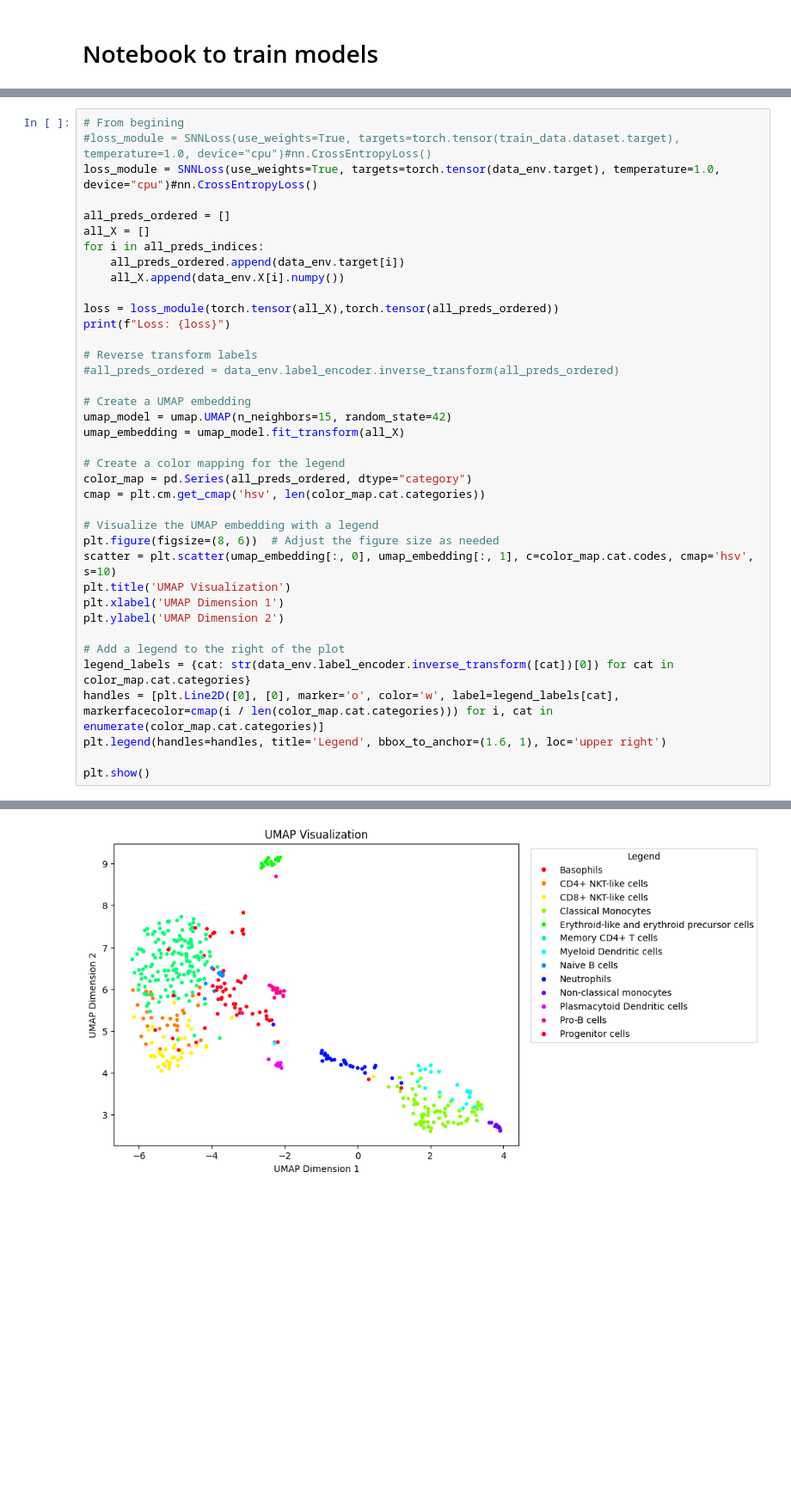
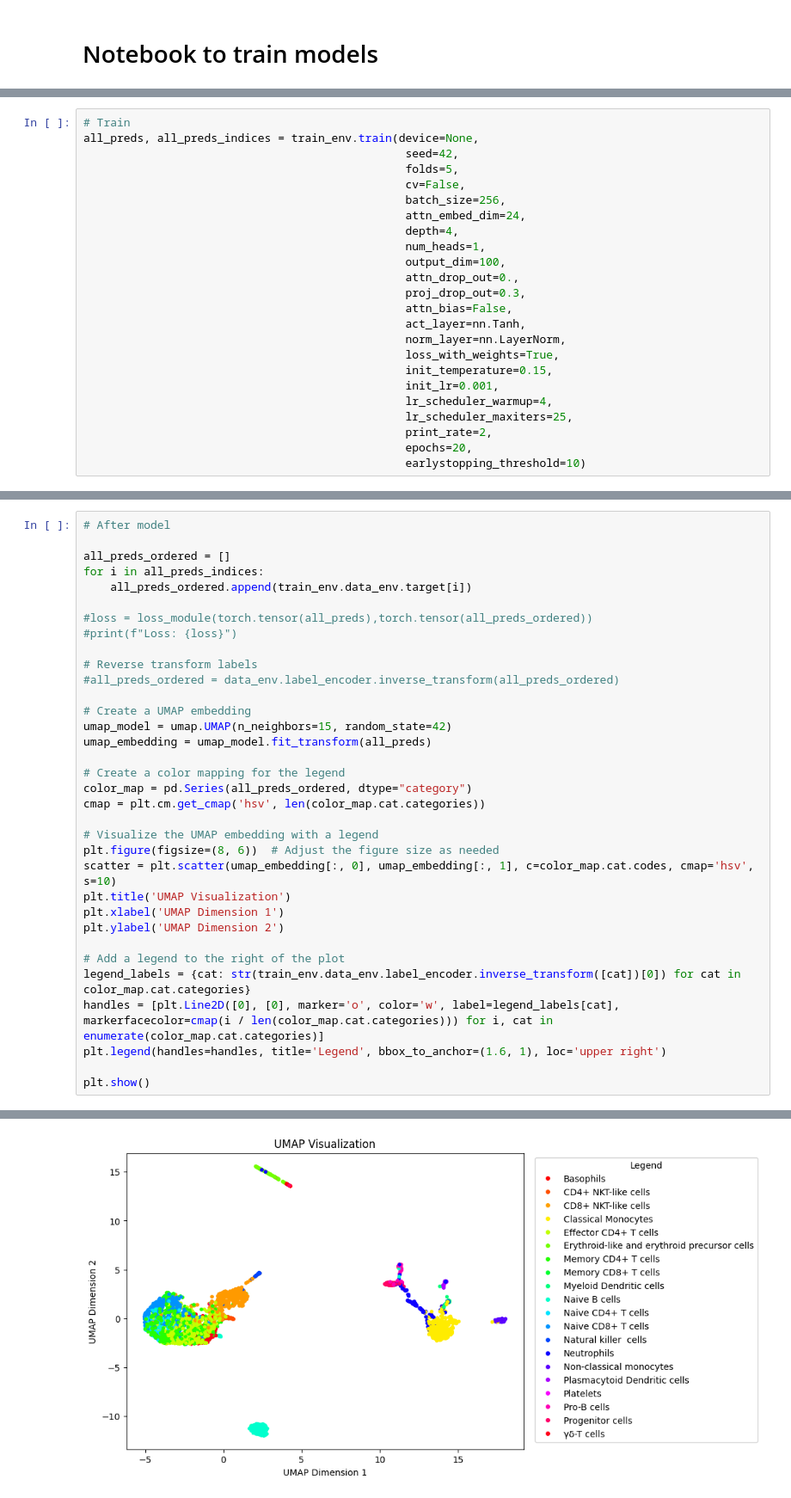
Before and after one commit to LeoAnd00/Masters_Thesis, a Jupyter notebook: code/cell_type_representation/cl_dummy_train1.ipynb, the cells around one changed output, grey strips where cells are left out. Shown at 86% size. Drawn from its saved outputs; the diff is of its cells as text; blank space fills up the shorter version.

```diff
--- a/code/cell_type_representation/cl_dummy_train1.ipynb
+++ b/code/cell_type_representation/cl_dummy_train1.ipynb
@@ -30,0 +32,24 @@ adata = sc.read(file, cache=True)
+# %%
+# Train
+all_preds, all_preds_indices = train_env.train(device=None,
+                                                seed=42,
+                                                folds=5,
+                                                cv=False,
+                                                batch_size=256,
+                                                attn_embed_dim=24,
+                                                depth=4,
+                                                num_heads=1,
+                                                output_dim=100,
+                                                attn_drop_out=0.,
+                                                proj_drop_out=0.3,
+                                                attn_bias=False,
+                                                act_layer=nn.Tanh,
+                                                norm_layer=nn.LayerNorm,
+                                                loss_with_weights=True,
+                                                init_temperature=0.15,
+                                                init_lr=0.001,
+                                                lr_scheduler_warmup=4,
+                                                lr_scheduler_maxiters=25,
+                                                print_rate=2,
+                                                epochs=20,
+                                                earlystopping_threshold=10)
@@ -452,23 +210,19 @@ Total training time: 2.18 minutes
 # %%
-# From begining
-#loss_module = SNNLoss(use_weights=True, targets=torch.tensor(train_data.dataset.target), temperature=1.0, device="cpu")#nn.CrossEntropyLoss()
-loss_module = SNNLoss(use_weights=True, targets=torch.tensor(data_env.target), temperature=1.0, device="cpu")#nn.CrossEntropyLoss()
+# After model
 
 all_preds_ordered = []
-all_X = []
 for i in all_preds_indices:
-    all_preds_ordered.append(data_env.target[i])
-    all_X.append(data_env.X[i].numpy())
+    all_preds_ordered.append(train_env.data_env.target[i])
 
-loss = loss_module(torch.tensor(all_X),torch.tensor(all_preds_ordered))
-print(f"Loss: {loss}")
+#loss = loss_module(torch.tensor(all_preds),torch.tensor(all_preds_ordered))
+#print(f"Loss: {loss}")
 
 # Reverse transform labels
 #all_preds_ordered = data_env.label_encoder.inverse_transform(all_preds_ordered)
 
 # Create a UMAP embedding
 umap_model = umap.UMAP(n_neighbors=15, random_state=42)
-umap_embedding = umap_model.fit_transform(all_X)
+umap_embedding = umap_model.fit_transform(all_preds)
 
 # Create a color mapping for the legend
 color_map = pd.Series(all_preds_ordered, dtype="category")
@@ -482,7 +236,7 @@ plt.xlabel('UMAP Dimension 1')
 plt.ylabel('UMAP Dimension 2')
 
 # Add a legend to the right of the plot
-legend_labels = {cat: str(data_env.label_encoder.inverse_transform([cat])[0]) for cat in color_map.cat.categories}
+legend_labels = {cat: str(train_env.data_env.label_encoder.inverse_transform([cat])[0]) for cat in color_map.cat.categories}
 handles = [plt.Line2D([0], [0], marker='o', color='w', label=legend_labels[cat], markerfacecolor=cmap(i / len(color_map.cat.categories))) for i, cat in enumerate(color_map.cat.categories)]
 plt.legend(handles=handles, title='Legend', bbox_to_anchor=(1.6, 1), loc='upper right')
 
@@ -492 +245 @@ Loss: 0.24569852650165558
-[figure, old version]
+[figure, new version]
```
Also changed, not shown: parts of 14 cells of this notebook, 1 other file.
